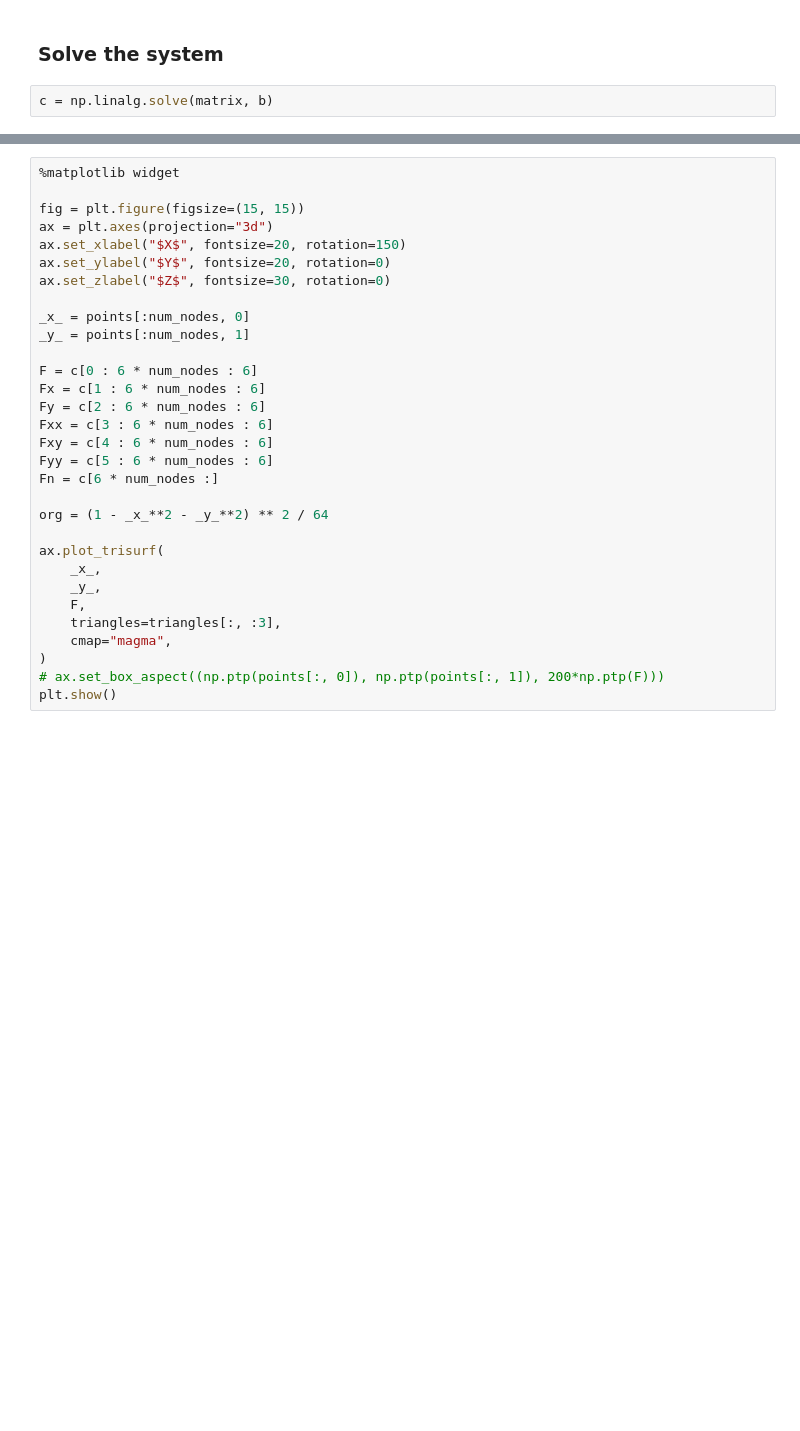
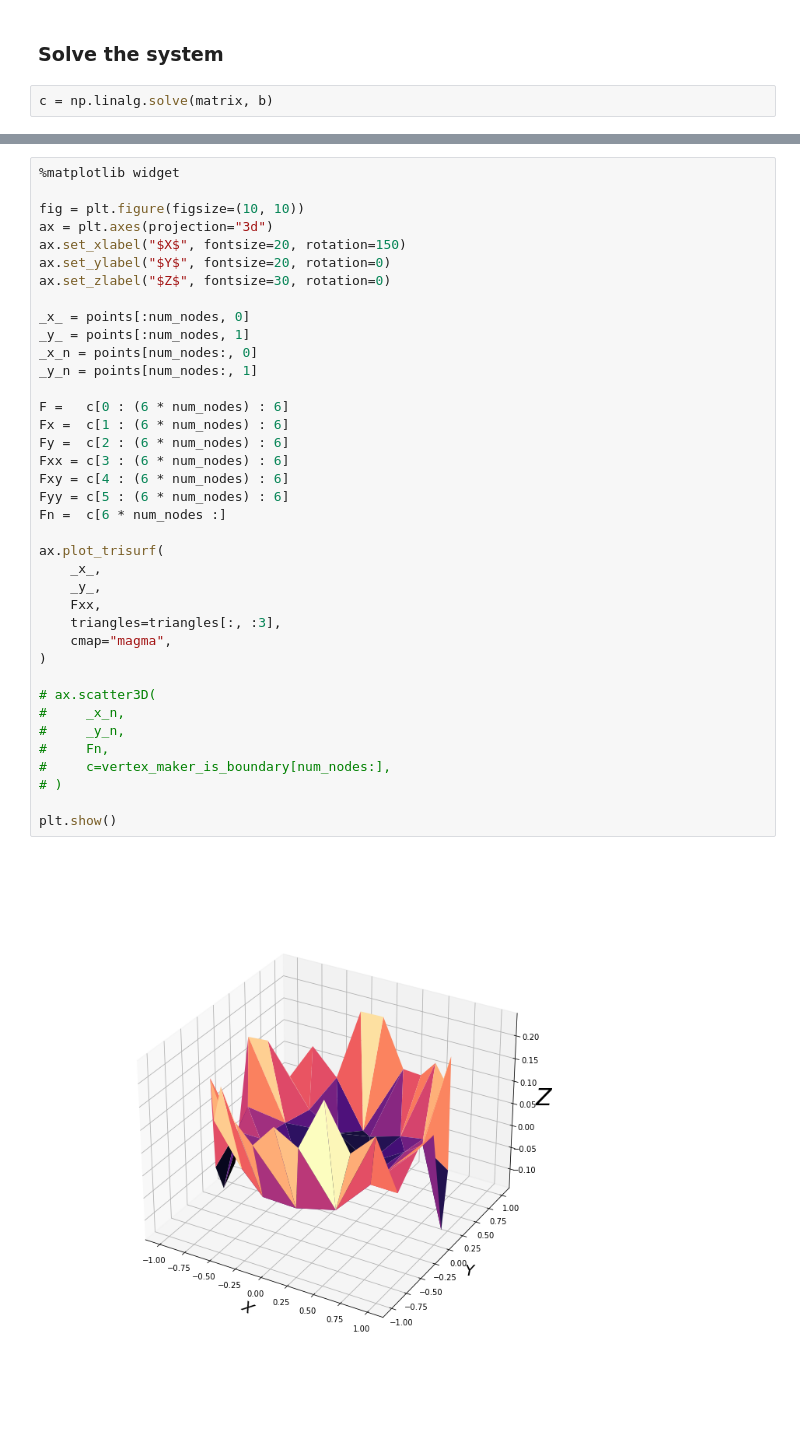
Before and after one commit to kamosevoyan/Diploma_work, a Jupyter notebook: Notebooks/Solutions/Biharmonic_equation_solution_on_polygonal_domain_argyris.ipynb, the cells around one changed output, grey strips where cells are left out. Cells and saved outputs as stored; diff of their text form; blank space fills up the shorter version.

```diff
--- a/Notebooks/Solutions/Biharmonic_equation_solution_on_polygonal_domain_argyris.ipynb
+++ b/Notebooks/Solutions/Biharmonic_equation_solution_on_polygonal_domain_argyris.ipynb
@@ -417,31 +329,40 @@ c = np.linalg.solve(matrix, b)
 # %%
 %matplotlib widget
 
-fig = plt.figure(figsize=(15, 15))
+fig = plt.figure(figsize=(10, 10))
 ax = plt.axes(projection="3d")
 ax.set_xlabel("$X$", fontsize=20, rotation=150)
 ax.set_ylabel("$Y$", fontsize=20, rotation=0)
 ax.set_zlabel("$Z$", fontsize=30, rotation=0)
 
 _x_ = points[:num_nodes, 0]
 _y_ = points[:num_nodes, 1]
+_x_n = points[num_nodes:, 0]
+_y_n = points[num_nodes:, 1]
 
-F = c[0 : 6 * num_nodes : 6]
-Fx = c[1 : 6 * num_nodes : 6]
-Fy = c[2 : 6 * num_nodes : 6]
-Fxx = c[3 : 6 * num_nodes : 6]
-Fxy = c[4 : 6 * num_nodes : 6]
-Fyy = c[5 : 6 * num_nodes : 6]
-Fn = c[6 * num_nodes :]
-
-org = (1 - _x_**2 - _y_**2) ** 2 / 64
+F =   c[0 : (6 * num_nodes) : 6]
+Fx =  c[1 : (6 * num_nodes) : 6]
+Fy =  c[2 : (6 * num_nodes) : 6]
+Fxx = c[3 : (6 * num_nodes) : 6]
+Fxy = c[4 : (6 * num_nodes) : 6]
+Fyy = c[5 : (6 * num_nodes) : 6]
+Fn =  c[6 * num_nodes :]
 
 ax.plot_trisurf(
     _x_,
     _y_,
-    F,
+    Fxx,
     triangles=triangles[:, :3],
     cmap="magma",
 )
-# ax.set_box_aspect((np.ptp(points[:, 0]), np.ptp(points[:, 1]), 200*np.ptp(F)))
+
+# ax.scatter3D(
+#     _x_n,
+#     _y_n,
+#     Fn,
+#     c=vertex_maker_is_boundary[num_nodes:],
+# )
+
 plt.show()
+# %% [output]
+[figure, added]
```
Also changed, not shown: parts of 25 cells of this notebook, 8 other files.
